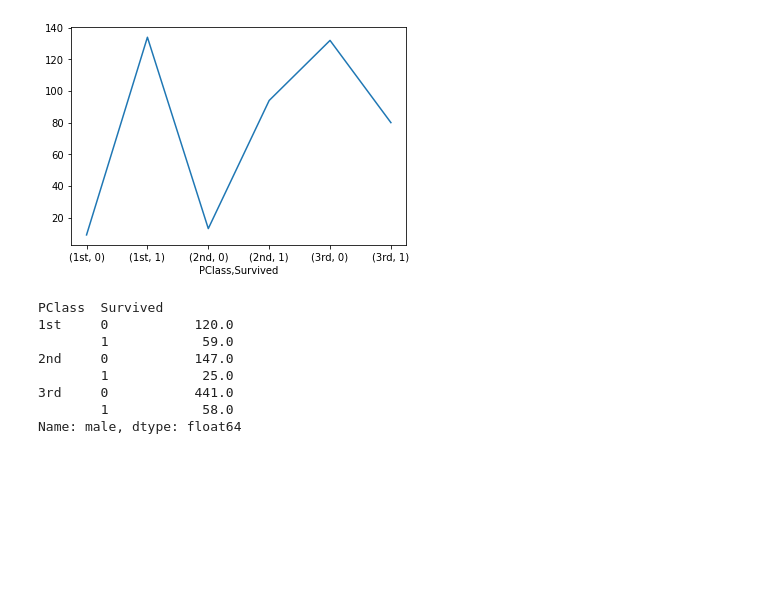
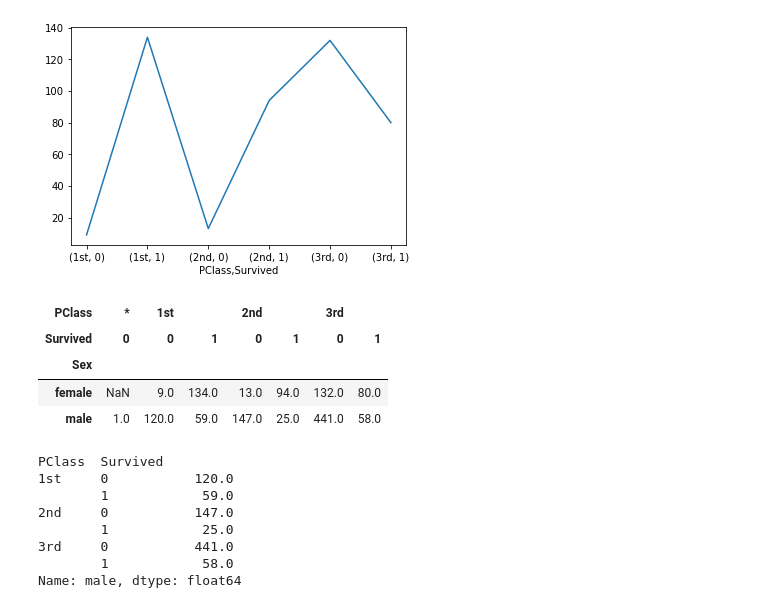
Before and after one commit to StephYa7/Pandas, a Jupyter notebook: Practic 11.ipynb, the cells around one changed output. Saved outputs shown, nothing was run; the diff lists cells and outputs as text; code cells hidden in the pictures; blank space fills up the shorter version.

```diff
--- a/Practic 11.ipynb
+++ b/Practic 11.ipynb
@@ -89,6 +94,14 @@ PClass  Survived
         1            80.0
 Name: female, dtype: float64
 [figure]
+# %%
+sex_class_sur
+# %% [output]
+| PClass | * | 1st |  | 2nd |  | 3rd |  |
+| Survived | 0 | 0 | 1 | 0 | 1 | 0 | 1 |
+| Sex |  |  |  |  |  |  |  |
+| female | NaN | 9.0 | 134.0 | 13.0 | 94.0 | 132.0 | 80.0 |
+| male | 1.0 | 120.0 | 59.0 | 147.0 | 25.0 | 441.0 | 58.0 |
 # %%
 male_sex  = sex_class_sur.loc['male',['1st','2nd','3rd']]
 # male_sex.plot()
```
Also changed, not shown: parts of 1 cell of this notebook, 1 other file.
